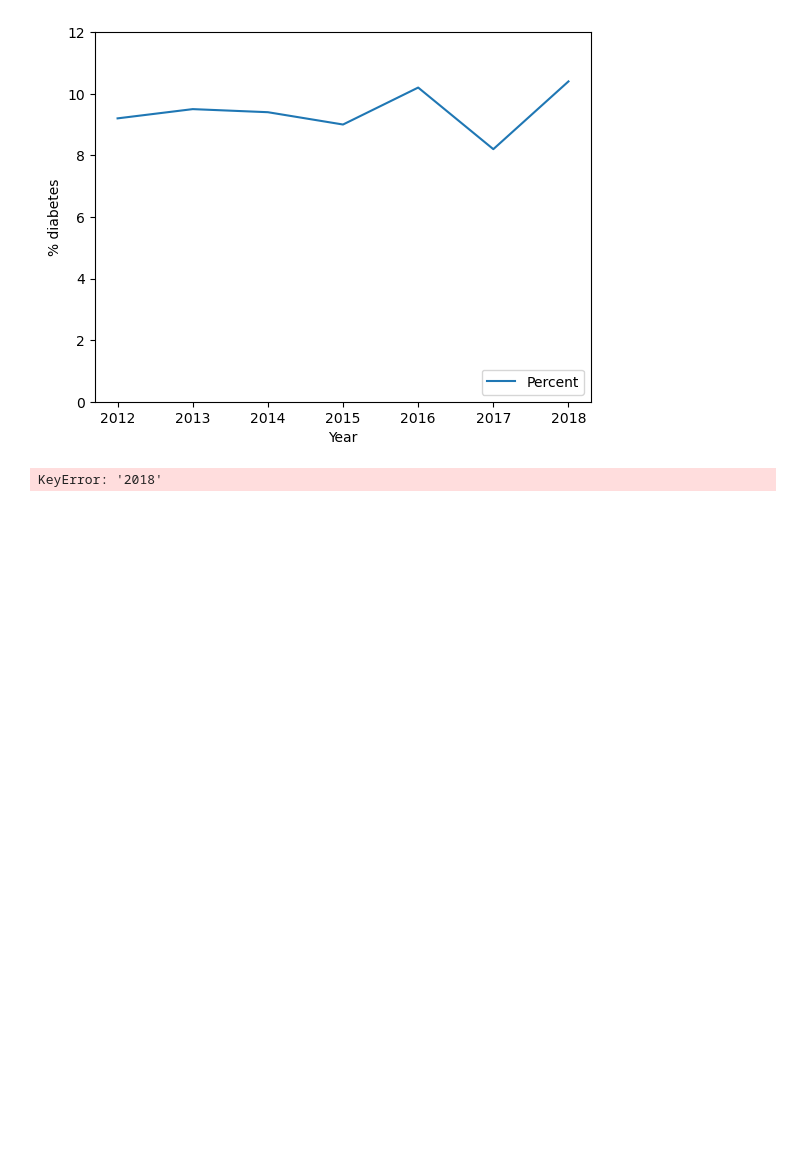
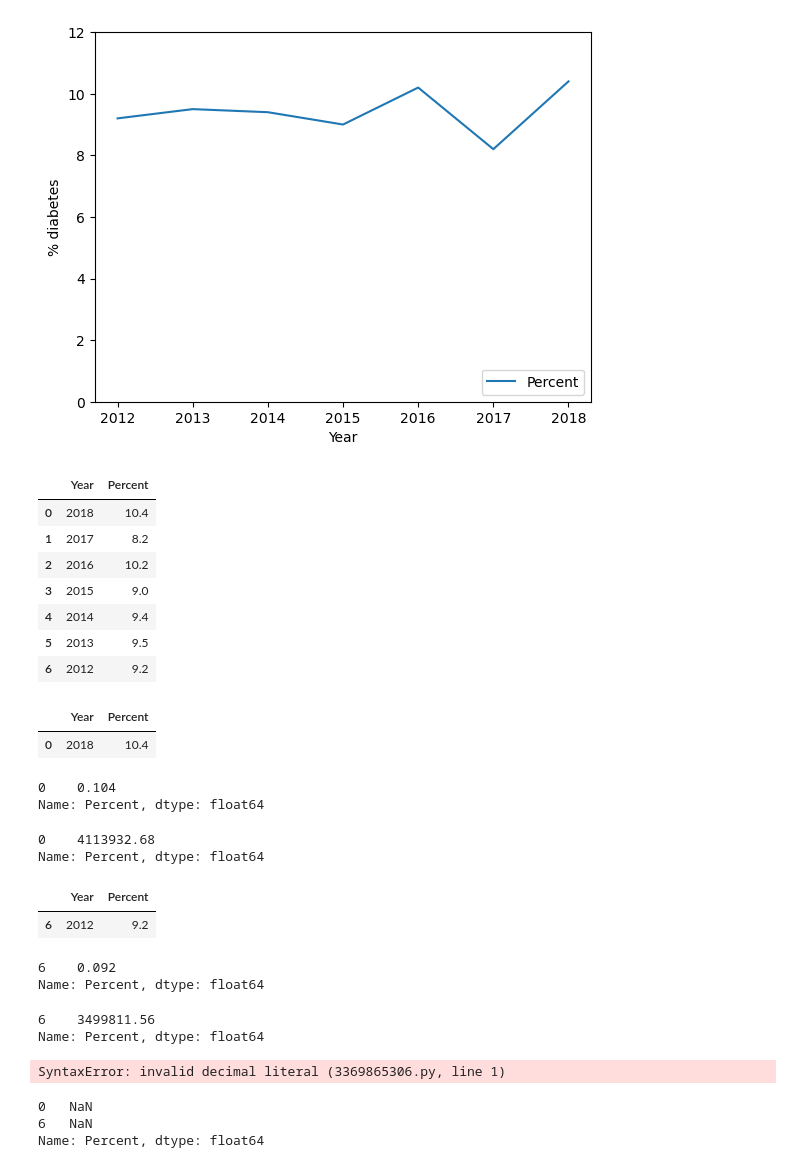
Before and after one commit to isabelmwork/Project1_Diabetes, a Jupyter notebook: California DM Trend.ipynb, the cells around one changed output. Saved outputs shown, nothing was run; the diff lists cells and outputs as text; code cells hidden in the pictures; blank space fills up the shorter version.

```diff
--- a/California DM Trend.ipynb
+++ b/California DM Trend.ipynb
@@ -91,6 +86,0 @@ plt.legend(loc="lower right")
-# %%
-# Dept. of Finance total population in 2018: 39,557,045
-pop_2018 = clean_pop.loc["2018", "Percent"] * 39557045
-pop_2018
-# %% [output]
-KeyError: '2018'
@@ -98,0 +91,57 @@ KeyError: '2018'
+# %%
+clean_pop = clean_pop.reset_index()
+clean_pop
+# %% [output]
+|  | Year | Percent |
+| 0 | 2018 | 10.4 |
+| 1 | 2017 | 8.2 |
+| 2 | 2016 | 10.2 |
+| 3 | 2015 | 9.0 |
+| 4 | 2014 | 9.4 |
+| 5 | 2013 | 9.5 |
+| 6 | 2012 | 9.2 |
+# %%
+pop_2018 = clean_pop.loc[clean_pop["Year"] == 2018]
+pop_2018
+# %% [output]
+|  | Year | Percent |
+| 0 | 2018 | 10.4 |
+# %%
+dm_pop_2018 = clean_pop.loc[clean_pop["Year"] == 2018, "Percent"]/100
+dm_pop_2018
+# %% [output]
+0    0.104
+Name: Percent, dtype: float64
+# %%
+# Dept. of Finance total population in 2018: 39,557,045
+dm_numbers_2018 = dm_pop_2018 * 39557045
+dm_numbers_2018
+# %% [output]
+0    4113932.68
+Name: Percent, dtype: float64
+# %%
+pop_2012 = clean_pop.loc[clean_pop["Year"] == 2012]
+pop_2012
+# %% [output]
+|  | Year | Percent |
+| 6 | 2012 | 9.2 |
+# %%
+dm_pop_2012 = clean_pop.loc[clean_pop["Year"] == 2012, "Percent"]/100
+dm_pop_2012
+# %% [output]
+6    0.092
+Name: Percent, dtype: float64
+# %%
+# Dept. of Finance Total Population in 2012: 38,041,430
+dm_numbers_2012 = dm_pop_2012 * 38041430
+dm_numbers_2012
+# %% [output]
+6    3499811.56
+Name: Percent, dtype: float64
+# %%
+last_total_population = 39557045
+first_total_population = 38041430
+change_in_population = last_total_population - first_total_population
+change_in_population
+# %% [output]
+SyntaxError: invalid decimal literal (3369865306.py, line 1)
@@ -98,0 +151,9 @@ KeyError: '2018'
+# %%
+# HELP
+# (pop_2018 - pop_2012) /pop_2012 *100 = % increase in diabetes population
+delta_dm_pop = (dm_numbers_2018 - dm_numbers_2012) * 100
+delta_dm_pop
+# %% [output]
+0   NaN
+6   NaN
+Name: Percent, dtype: float64
```
Also changed, not shown: parts of 15 cells of this notebook, 1 other file.
